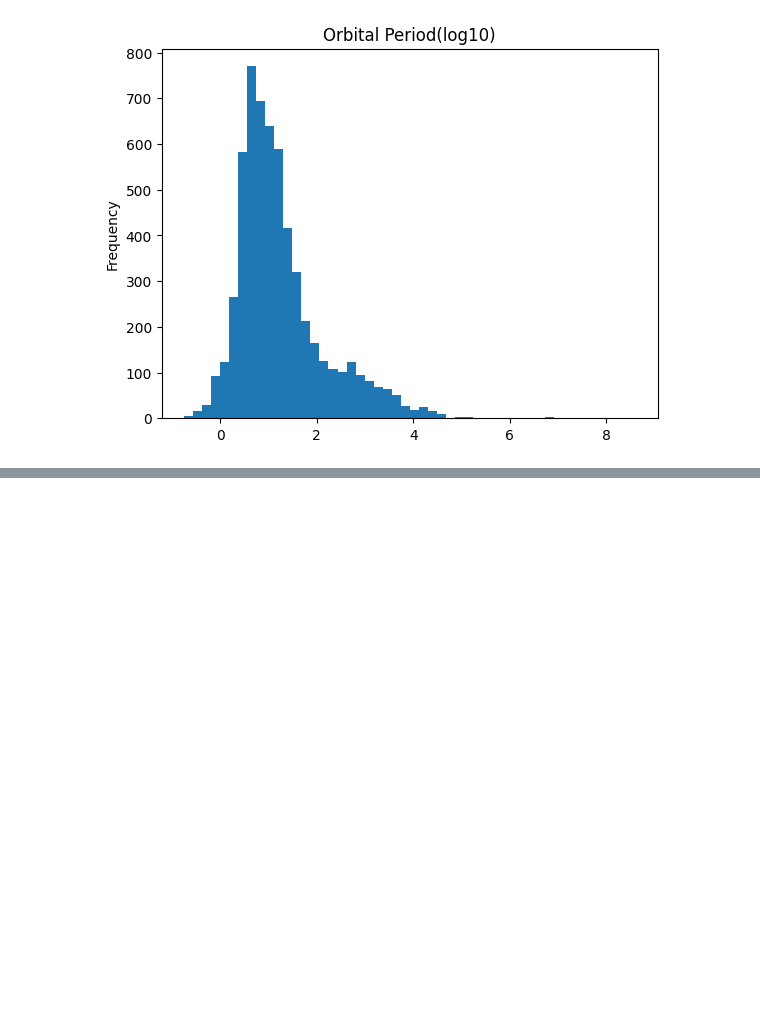
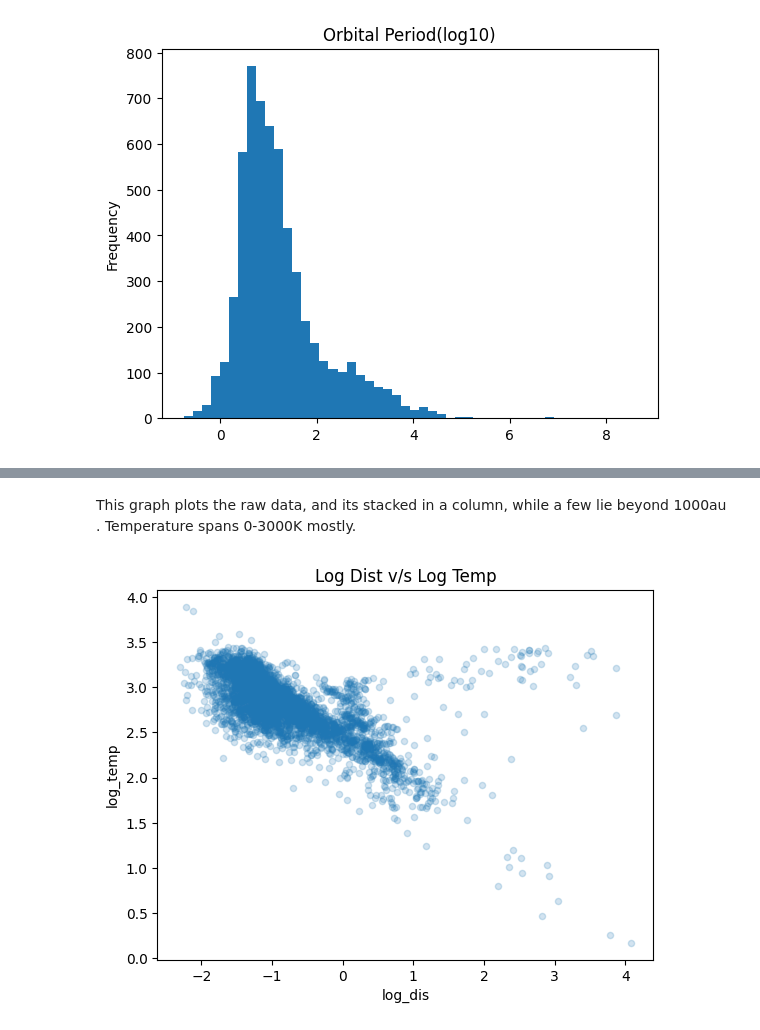
Before and after one commit to Xrash09/CSA-AI-ML, a Jupyter notebook: data_analysis.ipynb, the cells around one changed output, grey strips where cells are left out. Drawn from its saved outputs; the diff is of its cells as text; code cells hidden in the pictures; blank space fills up the shorter version.

```diff
--- a/data_analysis.ipynb
+++ b/data_analysis.ipynb
@@ -134,0 +161,12 @@ np.log10(df_t["pl_orbper"]).plot(kind ="hist" , bins =50 , title="Orbital Period
+# %% [markdown]
+This graph plots the raw data, and its stacked in a column, while a few lie beyond 1000au . Temperature spans 0-3000K mostly.
+# %%
+plot_df = pd.DataFrame({
+    "log_dis": np.log10(df_t["pl_orbsmax"]),
+    "log_temp": np.log10(df_t["pl_eqt"])})
+plot_df.plot(kind="scatter", x="log_dis", y ="log_temp" ,alpha =0.2 , title="Log Dist v/s Log Temp")
+
+d = plot_df.dropna()
+#do we add slope and intercept?
+# %% [output]
+[figure, added]
```
Also changed, not shown: parts of 12 cells of this notebook.
